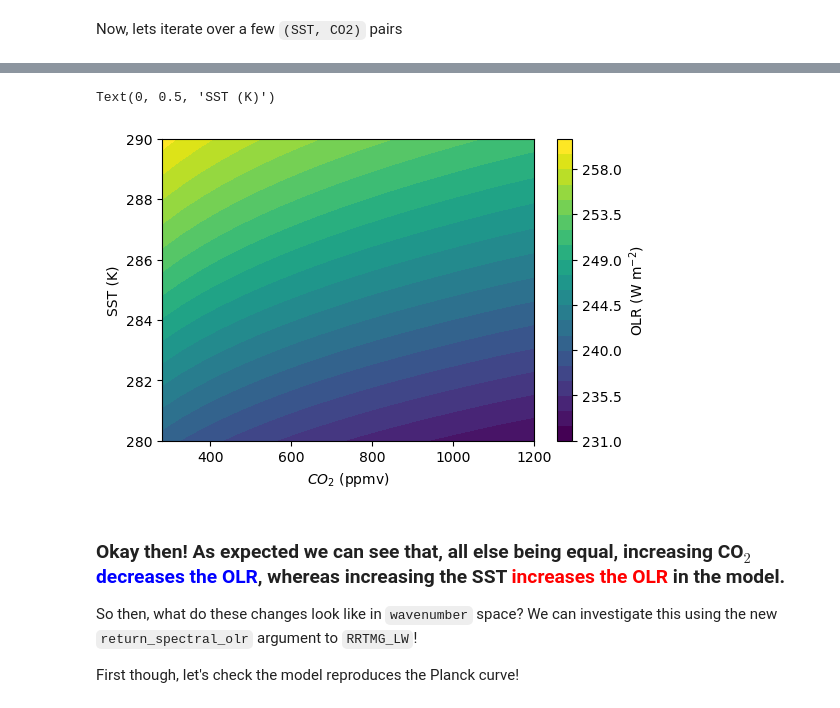
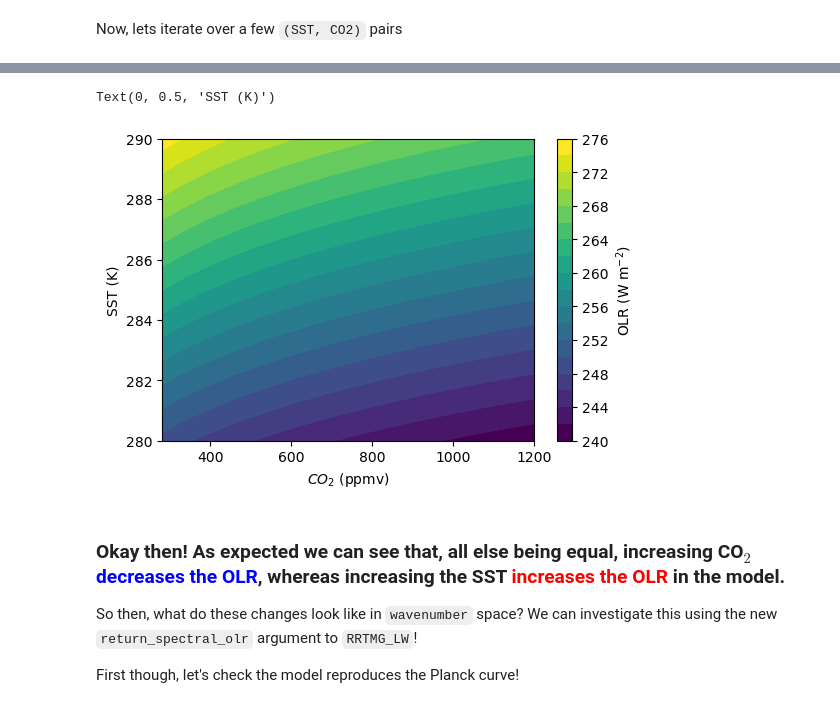
Before and after one commit to climlab/climlab, a Jupyter notebook: courseware/Spectral_OLR_with_RRTMG.ipynb, the cells around one changed output, grey strips where cells are left out. Cells and saved outputs as stored; diff of their text form; code cells hidden in the pictures.

Commit message:
More cleanup and water vapor change

```diff
--- a/courseware/Spectral_OLR_with_RRTMG.ipynb
+++ b/courseware/Spectral_OLR_with_RRTMG.ipynb
@@ -29,7 +27,7 @@ def generate_idealized_temp_profile(SST, plevs, Tstrat=200):
     temp[np.where(temp<Tstrat)] = Tstrat
     return np.flip(temp) # need to re-invert the pressure axis
 
-def make_idealized_column(SST, num_lev=100):
+def make_idealized_column(SST, num_lev=100, Tstrat=200):
     # Set up a column state
     state = climlab.column_state(num_lev=num_lev, num_lat=1)
     # Extract the pressure levels
@@ -37,7 +35,7 @@ def make_idealized_column(SST, num_lev=100):
     # Set the SST
     state['Ts'][:] = SST
     # Set the atmospheric profile to be our idealized profile
-    state['Tatm'][:] = generate_idealized_temp_profile(SST=SST, plevs=plevs)
+    state['Tatm'][:] = generate_idealized_temp_profile(SST=SST, plevs=plevs, Tstrat=Tstrat)
     return state
 # %%
 state = make_idealized_column(300)
@@ -57,6 +55,6 @@ Now, compute specific humidity profile using [climlab.radiation.water_vapor.Fixe
 # %%
-h2o = climlab.radiation.water_vapor.FixedRelativeHumidity(state=state,
-                                                          relative_humidity=0.8)
+h2o = climlab.radiation.water_vapor.ManabeWaterVapor(state=state,
+                                                     relative_humidity=0.8)
 # %%
 fig, ax = plt.subplots(dpi=100)
 
@@ -97,28 +95,29 @@ Field([274.45220856])
 
 This will make it easier to explore the behaviour of the OLR as a function of temperature and $CO_{2}$.
 # %%
-def calc_olr(SST, CO2ppmv, spectral_olr=False, RH=0.8, Tstrat=200):
+def calc_olr(SST, CO2ppmv, return_spectral_olr=False, RH=0.8, Tstrat=200, qStrat=5e-06):
     #  Couple water vapor to radiation
     ## climlab setup
     # create surface and atmosperic domains
-    state = make_idealized_column(SST)
+    state = make_idealized_column(SST, Tstrat=Tstrat)
 
     #  fixed relative humidity
-    h2o = climlab.radiation.water_vapor.FixedRelativeHumidity(state=state,
-                                                              relative_humidity=RH)
+    #  Note we pass the qStrat parameter here, which sets a minimum specific humidity
+    #  Set RH=0. and qStrat=0. for fully dry column
+    h2o = climlab.radiation.water_vapor.ManabeWaterVapor(state=state,
+                                                         relative_humidity=RH,
+                                                         qStrat=qStrat,
+                                                        )
 
     absorber_vmr['CO2'] = CO2ppmv/1e6
 
     # RRTMG radiation
     rad = climlab.radiation.rrtm.rrtmg_lw.RRTMG_LW(state=state, specific_humidity=h2o.q,
                                                    icld=0, # Clear-sky only!
-                                                   return_spectral_olr=spectral_olr,
+                                                   return_spectral_olr=return_spectral_olr,
                                                    absorber_vmr = absorber_vmr)
     rad.compute_diagnostics()
 
-    if spectral_olr:
-        return rad.OLR, rad.OLR_spectral
-    else:
-        return rad.OLR
+    return rad
 # %%
 # Test this gives the same as before...
@@ -133,8 +132,10 @@ Now, lets iterate over a few `(SST, CO2)` pairs
 n=20
 
 OLRS = np.zeros((n,n))
+temparray = np.linspace(280, 290, n)
+co2array = np.linspace(280, 1200, n)
 
-for idx1, temp in enumerate(np.linspace(280, 290, n)):
-    for idx2, co2 in enumerate(np.linspace(280, 1200, n)):
-        OLRS[idx1, idx2] = calc_olr(temp, co2)
+for idx1, temp in enumerate(temparray):
+    for idx2, co2 in enumerate(co2array):
+        OLRS[idx1, idx2] = calc_olr(temp, co2).OLR
 # %% [output]
@@ -143,23 +144,23 @@ Wall time: 5.28 s
 # %%
 da = xr.DataArray(OLRS, dims=['temp', 'co2'],
-                  coords={'temp':np.linspace(280, 290, n),
-                          'co2':np.linspace(280, 1200, n)},
+                  coords={'temp':temparray,
+                          'co2':co2array},
                  )
 
 fig, ax = plt.subplots(dpi=100)
 
 p = da.plot.contourf(ax=ax,
                      cmap='viridis',
                      levels=20,
                      add_colorbar=False)
 
 fig.colorbar(p, label="OLR (W m$^{-2}$)")
 
 ax.set_xlabel("$CO_{2}$ (ppmv)")
 ax.set_ylabel("SST (K)")
 # %% [output]
 Text(0, 0.5, 'SST (K)')
-[figure, old version]
+[figure, new version]
 # %% [markdown]
 ### Okay then! As expected we can see that, all else being equal, increasing CO$_{2}$ <span style="color:blue">decreases the OLR</span>, whereas increasing the SST <span style="color:red">increases the OLR</span> in the model.
 
```
Also changed, not shown: parts of 23 cells of this notebook.
